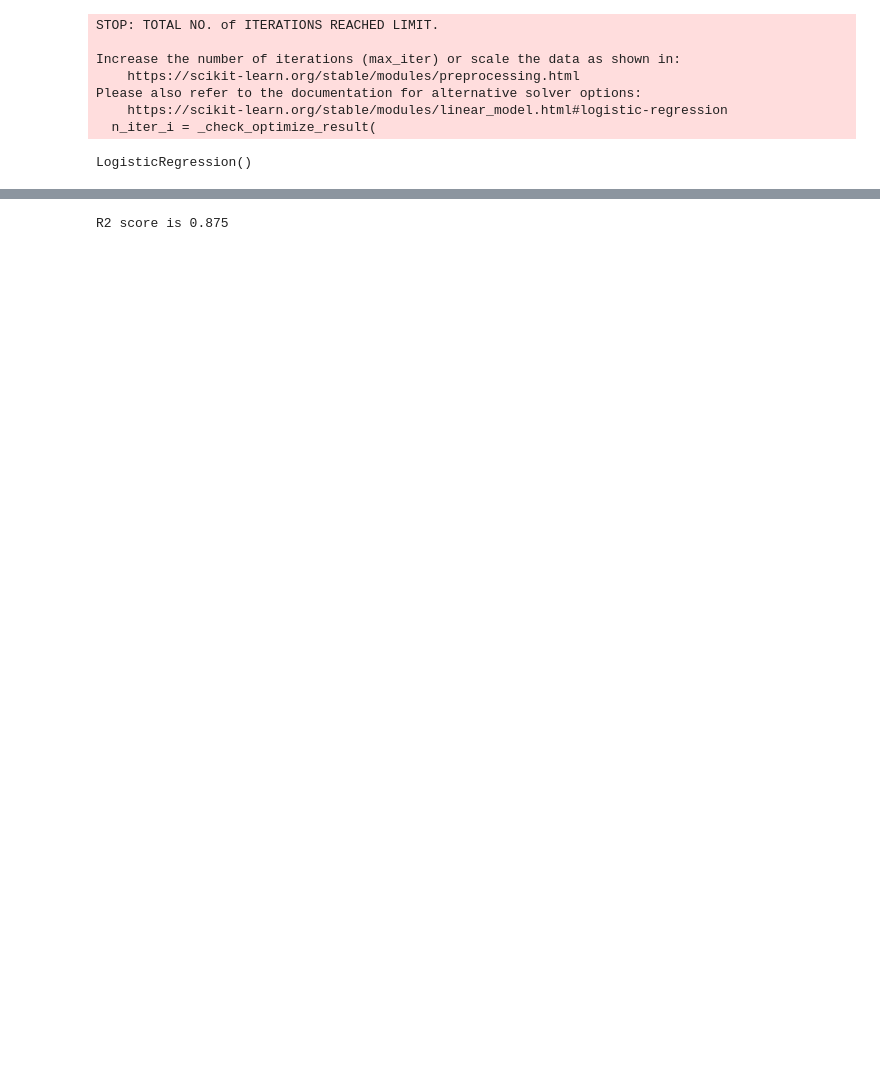
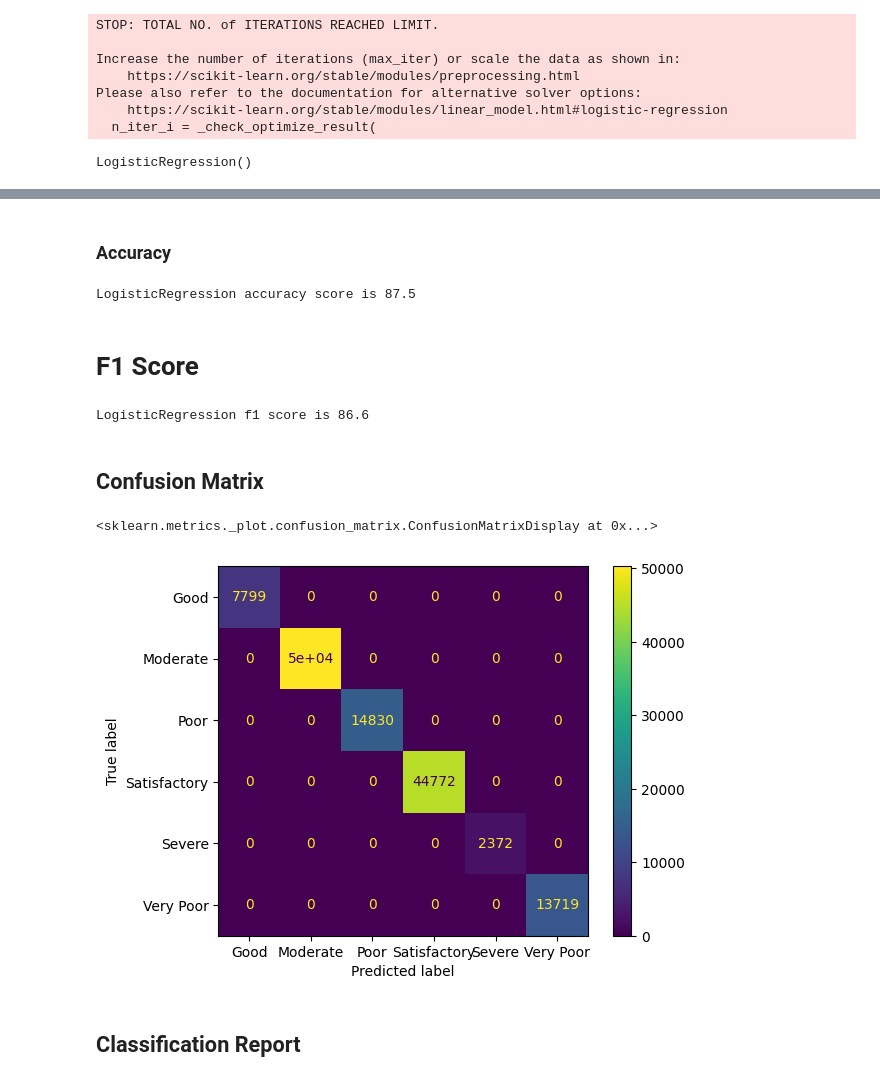
Before and after one commit to Naresh-Dhimal/Air_Quality_Bucket_Classification, a Jupyter notebook: src/model/classification.ipynb, the cells around one changed output, grey strips where cells are left out. Cells and saved outputs as stored; diff of their text form; code cells hidden in the pictures; blank space fills up the shorter version.

Commit message:
Classification model

```diff
--- a/src/model/classification.ipynb
+++ b/src/model/classification.ipynb
@@ -21,6 +48,3 @@ train_dataset = train_data.drop(columns=["AQI_Bucket"])
 # %%
 X = train_dataset
-y = train_data[["AQI","AQI_Bucket"]]
+y = train_data["AQI_Bucket"]
-# %%
-X = X
-y = y["AQI_Bucket"]
@@ -41,7 +73,27 @@ LogisticRegression()
+# %% [markdown]
+### Accuracy
 # %%
-y_pred = lr_model.predict(X_test)
-from sklearn.metrics import accuracy_score
-r2 = accuracy_score(y_true=y_test, y_pred=y_pred)
-print(f"R2 score is {round(r2, 3)}")
+# logistic regression prediction
+lr_y_pred = lr_model.predict(X_test)
+
+# accuracy
+lr_accur = accuracy_score(y_true=y_test, y_pred=lr_y_pred)
+print(f"LogisticRegression accuracy score is {round(lr_accur, 3) * 100}")
 # %% [output]
-R2 score is 0.875
+LogisticRegression accuracy score is 87.5
+# %% [markdown]
+# F1 Score
+# %%
+lr_f1_score = f1_score(y_true=y_test, y_pred=lr_y_pred, average="weighted")
+print(f"LogisticRegression f1 score is {round(lr_f1_score,3) * 100}")
+# %% [output]
+LogisticRegression f1 score is 86.6
+# %% [markdown]
+## Confusion Matrix
+# %%
+ConfusionMatrixDisplay.from_estimator(lr_model, X_test, lr_y_pred)
+# %% [output]
+<sklearn.metrics._plot.confusion_matrix.ConfusionMatrixDisplay at 0x...>
+[figure, added]
+# %% [markdown]
+## Classification Report
```
Also changed, not shown: parts of 38 cells of this notebook, 3 other files.
